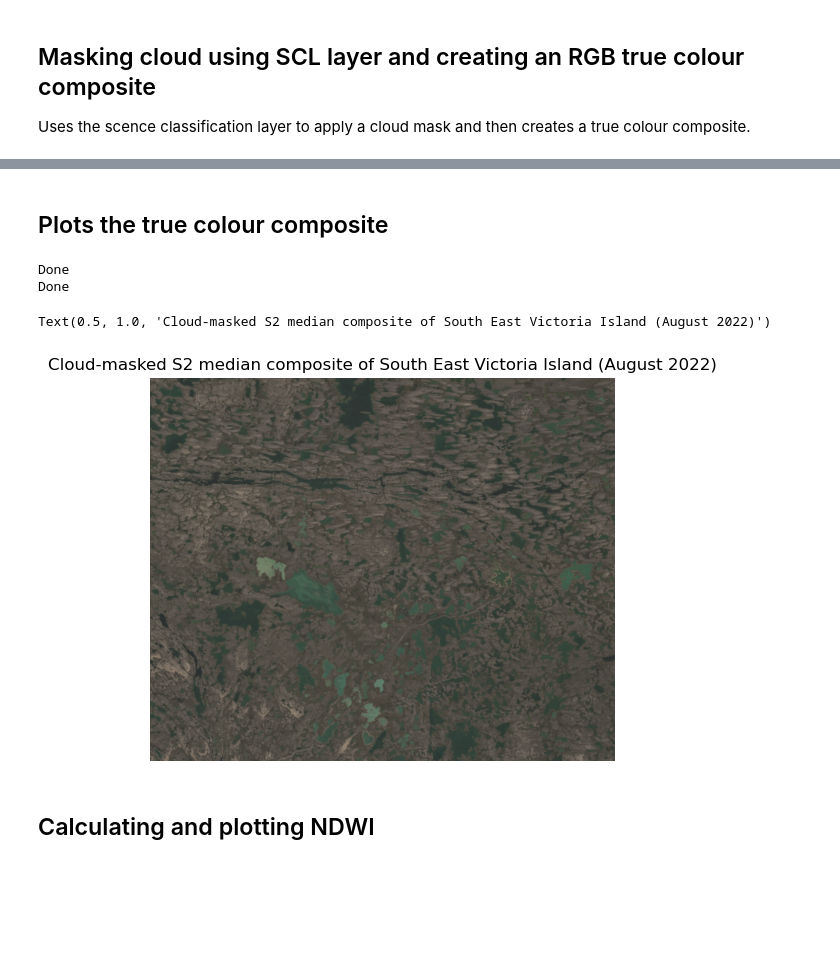
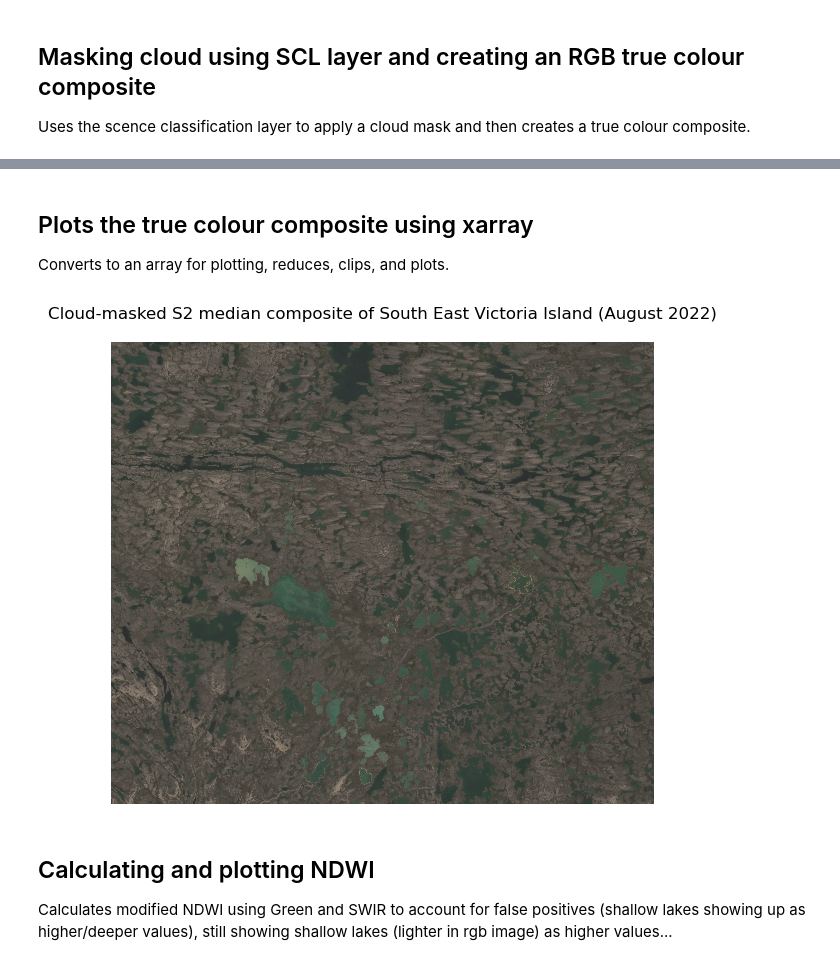
Before and after one commit to CharlieGamblin/EO-Induction, a Jupyter notebook: Practice Scripts/STAC_and_Cloud_Native.ipynb, the cells around one changed output, grey strips where cells are left out. Drawn from its saved outputs; the diff is of its cells as text; code cells hidden in the pictures; blank space fills up the shorter version.

```diff
--- a/Practice Scripts/STAC_and_Cloud_Native.ipynb
+++ b/Practice Scripts/STAC_and_Cloud_Native.ipynb
@@ -77,7 +77,7 @@ SCL aka scene classification layer assigns a value to each pixel based on the su
 
 Victoria_Island_data = load(
 Victoria_Island_items,
-bands = ['red', 'green', 'blue', 'nir', 'SCL'],  # red, green, and blue filters, as well as scl layer
+bands = ['red', 'green', 'blue', 'nir', 'swir16', 'rededge', 'SCL'],  # red, green, blue, NIR, and SWIR filters, as well as SCL layer
 bbox = bbox,
 chunks = {'x': 1024, 'y': 1024}, # loads data in 1,204 x 1,024 pixel chunks in parallel using dask
 resolution = 10)             # Converts the resolution of the data (via interpolation or averaging,
@@ -85,3 +85,5 @@ resolution = 10)             # Converts the resolution of the data (via interpol
                              # Note: Interpolation can produce some odd results depending on the method used e.g. 'blocky' images and rough edges.
 
 #Lena_Delta_data['x']
+
+type(Victoria_Island_data)
@@ -90,14 +94,15 @@ resolution = 10)             # Converts the resolution of the data (via interpol
 
 Uses the scence classification layer to apply a cloud mask and then creates a true colour composite.
 # %%
-# Assigns 'True' to all pixels that have an SCL value of 4, 5, or 6 (vegetation, bare soil, or water)
+# Assigns 'True' to all pixels that have an SCL value of 4, 5, 6, 7 or 11 (vegetation, bare soil, or water)
 # Pixels identified as other types i.e. clouds/cloud shadows are masked out (assigned 'False')
 
 good = Victoria_Island_data['SCL'].isin([4, 5, 6, 7, 11])
 #print('Done')
 
 # Extracts the rgb (true colour) values for the pixels that match the specified scl values (i.e. applies the cloud mask)
-# Inner set of brackets defines that red, green, and blue are seperate variables
+# Passing a list of strings (double brackets) tells xarray to create a subset. It keeps this as a dataset object,
+# but discards all other variables except the ones you listed (rgb).
 
 rgb = Victoria_Island_data[['red', 'green', 'blue']].where(good)
 print('Done')
@@ -106,15 +111,13 @@ print('Done')
 
 #coarse_composite = rgb.coarsen(x=5, y=5, boundary='trim').mean()
 
-# Collapses the time dimension down by taking the median of each red, green, and blue value.
-# This also eliminates any light cloud or other artefcats that the mask didn't pick up, as these
+# Collapses the time dimension down by taking the median of each red, green, and blue value in the 'rgb' subset.
+# This also eliminates any light cloud, shadow edges or other artefcats that the mask didn't pick up, as these
 # would be have extreme values (high for cloud, low for shadow).
-# This also ignores nan values (masked out previously).
 
-Victoria_Island_composite = rgb.median('time', skipna = True)
+Victoria_Island_composite = rgb.median('time')
 print('Done')
-
-Green = Victoria_Island_composite['green']
+rgb
 # %% [output]
 Done
 Done
@@ -121,31 +152,25 @@ Done
 # %% [markdown]
-## Plots the true colour composite
+## Plots the true colour composite using xarray
+
+Converts to an array for plotting, reduces, clips, and plots.
 # %%
-# First converts the dataset to a data array, and then transposes (shifts) the variables into the correct
-# order for plotting (xarray defaults to placing the bands first). The first line also packs the bands
-# into the 'variable' dimension of this new data array.
-# '.values' strips the metdata away and leaves the raw values underneath.
+# Converts the dataset to a DataArray, divides to reduce the raw reflectance values, then clips extreme values to 1.
+# This conversion also adds the 'variable' dimension i.e. the rgb values.
 
-#Lena_Delta_array = Lena_Delta_composite.to_array().transpose('y', 'x', 'variable').values
+Victoria_Island_array = (Victoria_Island_composite.to_array() / 6000).clip(0, 1)
 
-# Normalises the refelectance values by dividing them by a given value (lower for low ice percentages (lower reflectances), higher for high ice percentages) and clips any values greater than 1 to 1,
-# as matplotlib expects values between 0.0 and 1.0.
+# Plots directly using xarray's wrapper, by using plot.imshow() and defining the variable (third dimension) as 'rgb'.
 
+plt.figure(figsize=(7, 6))
+Victoria_Island_array.plot.imshow(rgb='variable')
 
-Victoria_Island_array = Victoria_Island_composite.to_array().transpose('y', 'x', 'variable').values
-print('Done')
-Victoria_Island_array = np.clip(Victoria_Island_array/6000, 0, 1)
-print('Done')
-
-plt.figure(figsize=(6, 6))
-plt.imshow(Victoria_Island_array)
 plt.axis('off')
 plt.title('Cloud-masked S2 median composite of South East Victoria Island (August 2022)')
+plt.show()
 # %% [output]
-Done
-Done
-Text(0.5, 1.0, 'Cloud-masked S2 median composite of South East Victoria Island (August 2022)')
-[figure, old version]
+[figure, new version]
 # %% [markdown]
 ## Calculating and plotting NDWI
+
+Calculates modified NDWI using Green and SWIR to account for false positives (shallow lakes showing up as higher/deeper values), still showing shallow lakes (lighter in rgb image) as higher values...
 # %%
```
Also changed, not shown: parts of 3 cells of this notebook, 1 other file.
